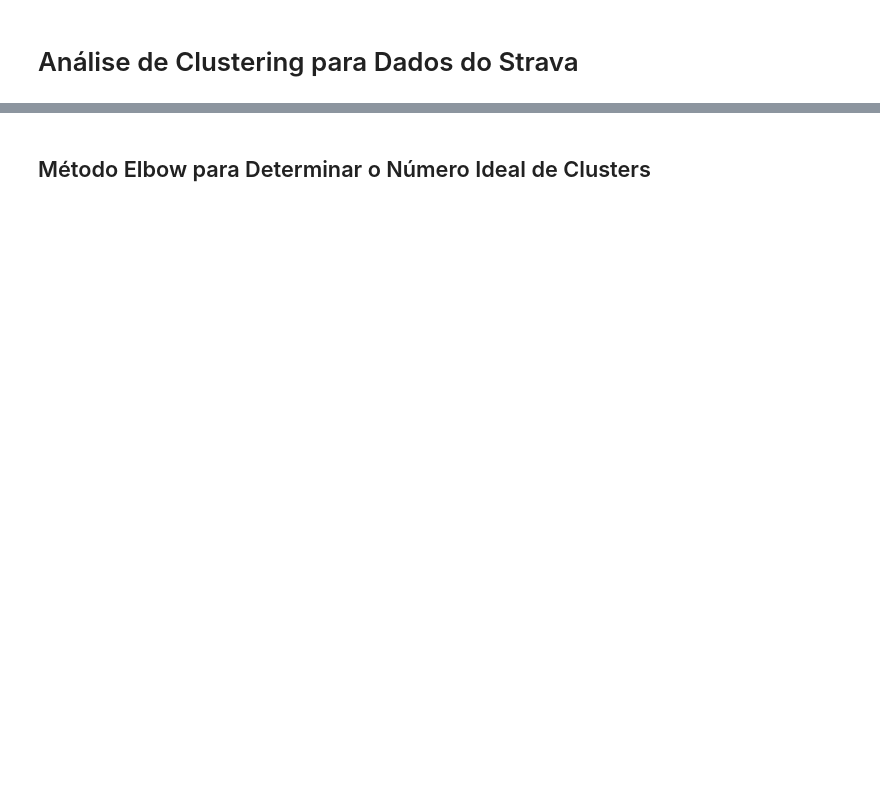
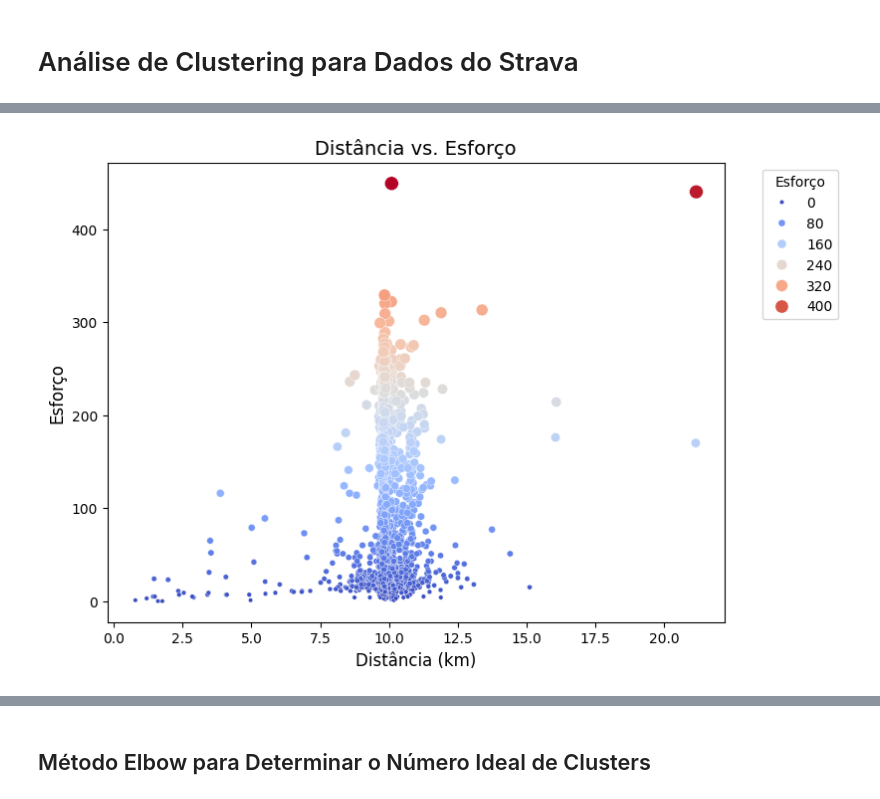
Before and after one commit to CaioCBCouto/RunWiser, a Jupyter notebook: strava_clustering_analysis.ipynb, the cells around one changed output, grey strips where cells are left out. Drawn from its saved outputs; the diff is of its cells as text; code cells hidden in the pictures; blank space fills up the shorter version.

```diff
--- a/strava_clustering_analysis.ipynb
+++ b/strava_clustering_analysis.ipynb
@@ -48,0 +85,18 @@ Name: speed_m_s, dtype: float64
+# %%
+plt.figure(figsize=(8, 6))
+sns.scatterplot(
+    data=running_data,
+    x='distance',
+    y='effort',
+    hue='effort',
+    palette='coolwarm',
+    size='effort',
+    sizes=(10, 100),
+)
+plt.title('Distância vs. Esforço', fontsize=14)
+plt.xlabel('Distância (km)', fontsize=12)
+plt.ylabel('Esforço', fontsize=12)
+plt.legend(title='Esforço', bbox_to_anchor=(1.05, 1), loc='upper left')
+plt.show()
+# %% [output]
+[figure, added]
```
Also changed, not shown: parts of 12 cells of this notebook, 1 other file.
